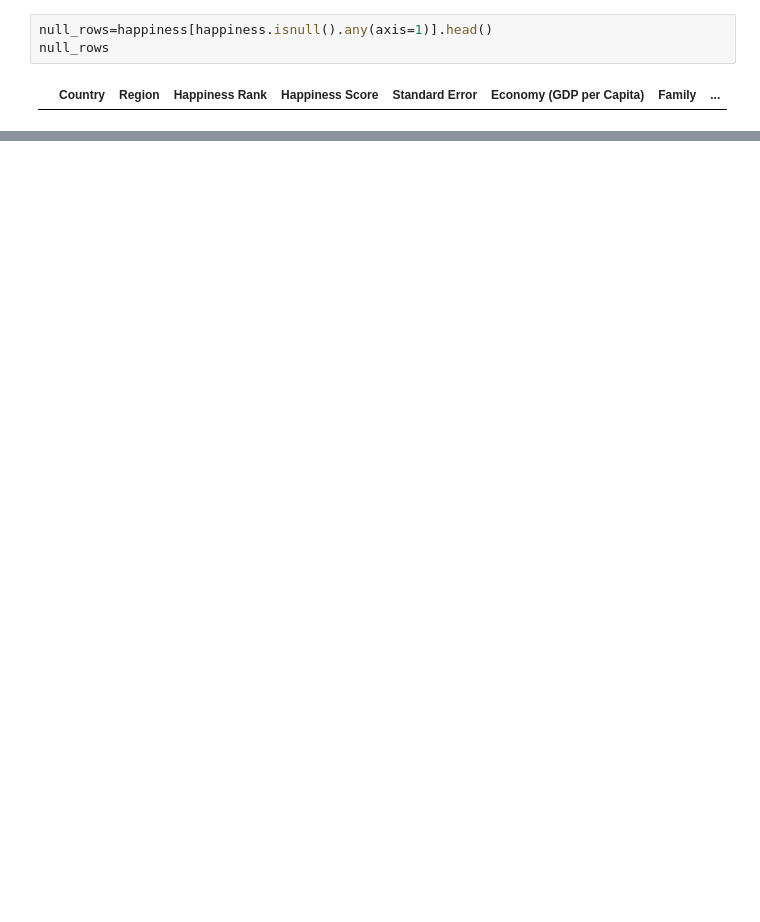
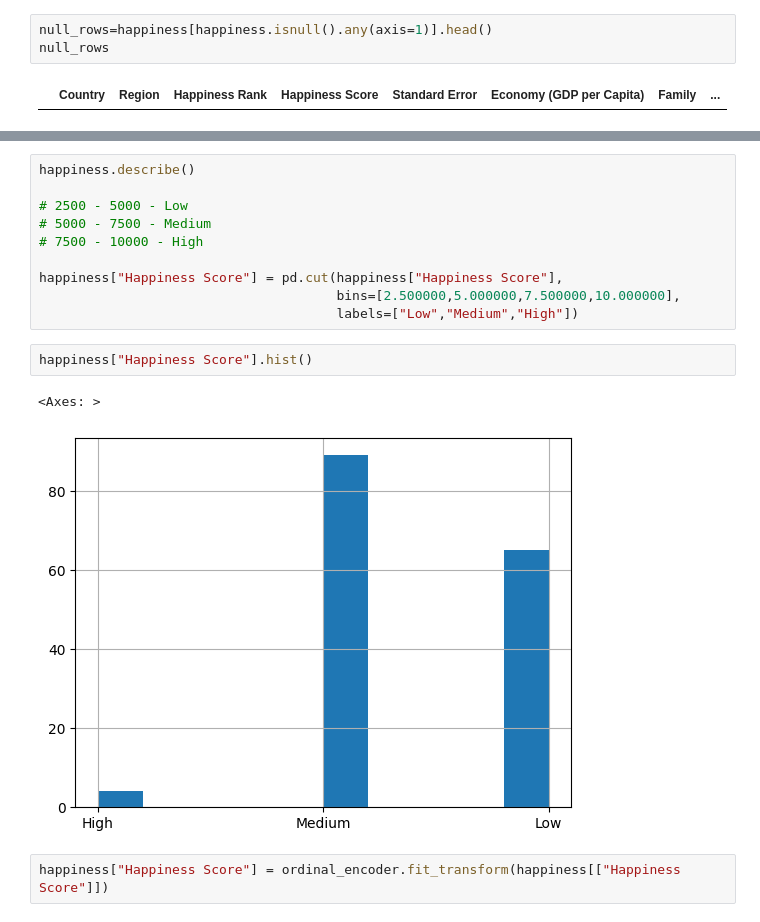
Before and after one commit to Danish3848/F20DL, a Jupyter notebook: Testing_out_Datasets.ipynb, the cells around one changed output, grey strips where cells are left out. Drawn from its saved outputs; the diff is of its cells as text; blank space fills up the shorter version.

```diff
--- a/Testing_out_Datasets.ipynb
+++ b/Testing_out_Datasets.ipynb
@@ -233,0 +249,17 @@ happiness.head()
+# %%
+happiness.describe()
+
+# 2500 - 5000 - Low
+# 5000 - 7500 - Medium
+# 7500 - 10000 - High
+
+happiness["Happiness Score"] = pd.cut(happiness["Happiness Score"],
+                                      bins=[2.500000,5.000000,7.500000,10.000000],
+                                      labels=["Low","Medium","High"])
+# %%
+happiness["Happiness Score"].hist()
+# %% [output]
+<Axes: >
+[figure, added]
+# %%
+happiness["Happiness Score"] = ordinal_encoder.fit_transform(happiness[["Happiness Score"]])
```
Also changed, not shown: parts of 19 cells of this notebook, 3 other files.
